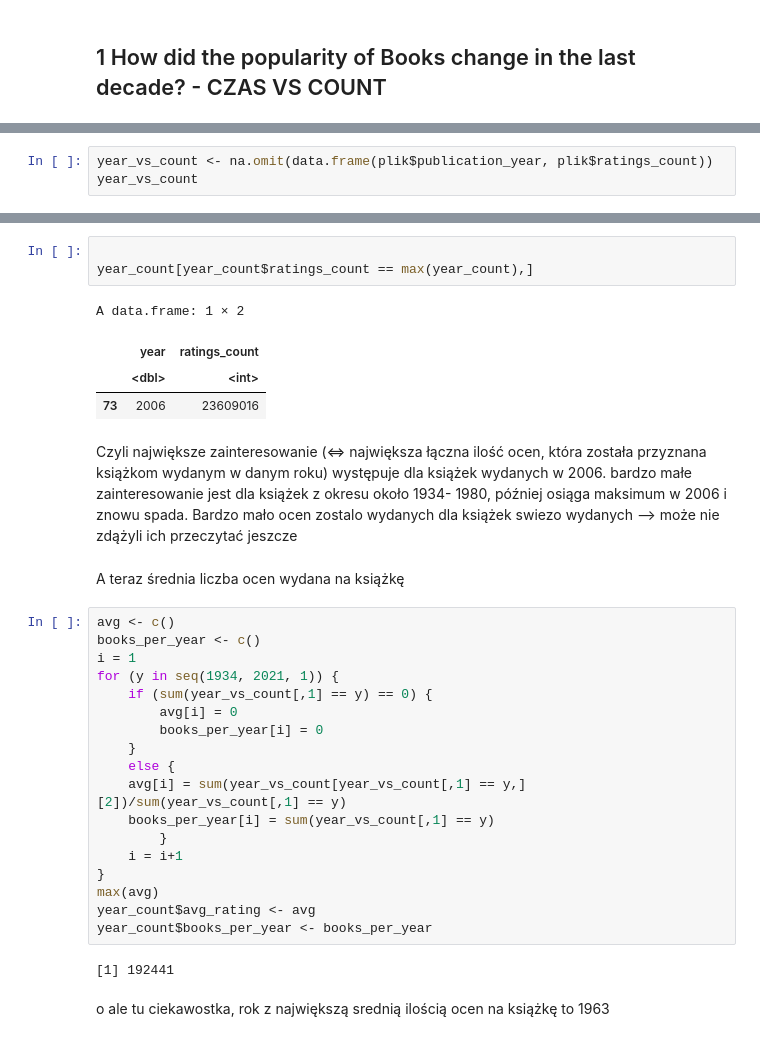
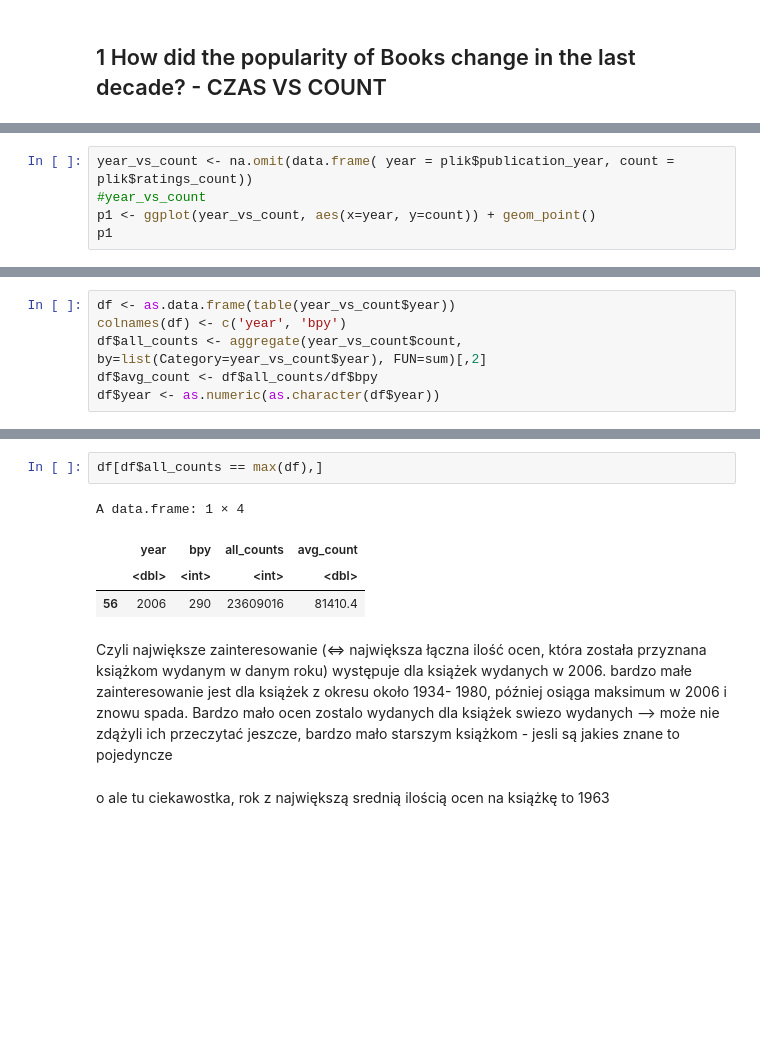
Before and after one commit to tashiamuffin/Pakiety_Statystyczne_1, a Jupyter notebook: chaos_natka.ipynb, the cells around one changed output, grey strips where cells are left out. Saved outputs shown, nothing was run; the diff lists cells and outputs as text; blank space fills up the shorter version.

```diff
--- a/chaos_natka.ipynb
+++ b/chaos_natka.ipynb
@@ -335,4 +351,6 @@ length(c_rate)
 # %%
-year_vs_count <- na.omit(data.frame(plik$publication_year, plik$ratings_count))
-year_vs_count
+year_vs_count <- na.omit(data.frame( year = plik$publication_year, count = plik$ratings_count))
+#year_vs_count
+p1 <- ggplot(year_vs_count, aes(x=year, y=count)) + geom_point()
+p1
 # %% [output]
@@ -383,0 +358,6 @@ year_count <- data.frame(year = seq(1934, 2021, 1), ratings_count = sums)
+# %%
+df <- as.data.frame(table(year_vs_count$year))
+colnames(df) <- c('year', 'bpy')
+df$all_counts <- aggregate(year_vs_count$count, by=list(Category=year_vs_count$year), FUN=sum)[,2]
+df$avg_count <- df$all_counts/df$bpy
+df$year <- as.numeric(as.character(df$year))
@@ -389,35 +371,12 @@ p
 # %%
-
-year_count[year_count$ratings_count == max(year_count),]
+df[df$all_counts == max(df),]
 # %% [output]
-A data.frame: 1 × 2
+A data.frame: 1 × 4
-|  | year | ratings_count |
-|  | <dbl> | <int> |
-| 73 | 2006 | 23609016 |
+|  | year | bpy | all_counts | avg_count |
+|  | <dbl> | <int> | <int> | <dbl> |
+| 56 | 2006 | 290 | 23609016 | 81410.4 |
 # %% [markdown]
-Czyli największe zainteresowanie (<=> największa łączna ilość ocen, która została przyznana książkom wydanym w danym roku) występuje dla książek wydanych w 2006. bardzo małe zainteresowanie jest dla książek z okresu około 1934- 1980, później osiąga maksimum w 2006 i znowu spada. Bardzo mało ocen zostalo wydanych dla książek swiezo wydanych --> może nie zdążyli ich przeczytać jeszcze
+Czyli największe zainteresowanie (<=> największa łączna ilość ocen, która została przyznana książkom wydanym w danym roku) występuje dla książek wydanych w 2006. bardzo małe zainteresowanie jest dla książek z okresu około 1934- 1980, później osiąga maksimum w 2006 i znowu spada. Bardzo mało ocen zostalo wydanych dla książek swiezo wydanych --> może nie zdążyli ich przeczytać jeszcze, bardzo mało starszym książkom - jesli są jakies znane to pojedyncze
-# %% [markdown]
-A teraz średnia liczba ocen wydana na książkę
-# %%
-avg <- c()
-books_per_year <- c()
-i = 1
-for (y in seq(1934, 2021, 1)) {
-    if (sum(year_vs_count[,1] == y) == 0) {
-        avg[i] = 0
-        books_per_year[i] = 0
-    }
-    else {
-    avg[i] = sum(year_vs_count[year_vs_count[,1] == y,][2])/sum(year_vs_count[,1] == y)
-    books_per_year[i] = sum(year_vs_count[,1] == y)
-        }
-    i = i+1
-}
-max(avg)
-year_count$avg_rating <- avg
-year_count$books_per_year <- books_per_year
-# %% [output]
-[1] 192441
 # %% [markdown]
 o ale tu ciekawostka, rok z największą srednią ilością ocen na książkę to 1963
 # %%
```
Also changed, not shown: parts of 28 cells of this notebook, 2 other files.
